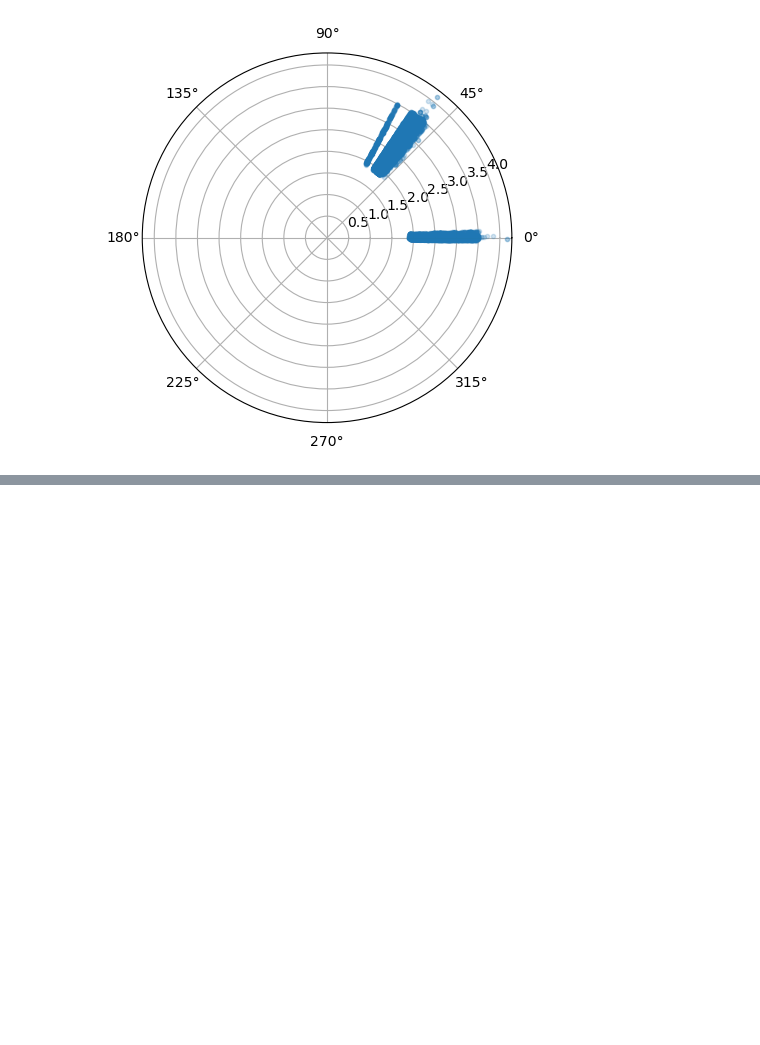
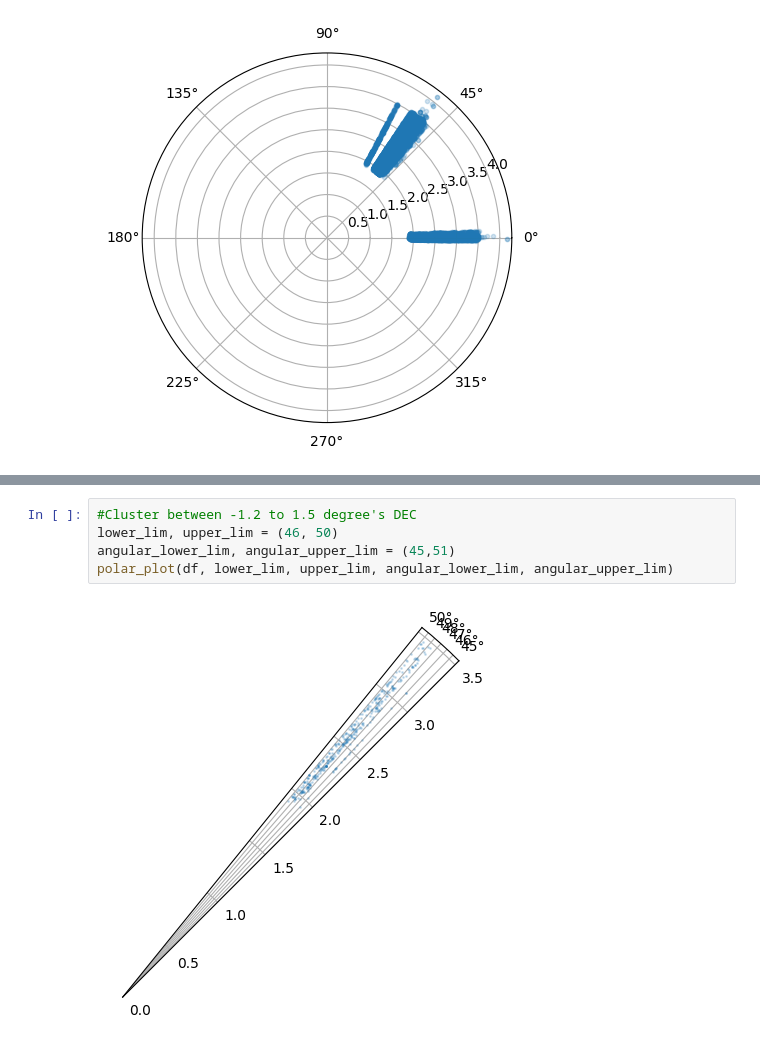
Before and after one commit to MuhammadArshad123/dark-energy-protocluster, a Jupyter notebook: analysis.ipynb, the cells around one changed output, grey strips where cells are left out. Cells and saved outputs as stored; diff of their text form; blank space fills up the shorter version.

```diff
--- a/analysis.ipynb
+++ b/analysis.ipynb
@@ -96,0 +73,7 @@ polar_plot(df, lower_lim, upper_lim, angular_lower_lim, angular_upper_lim)
+# %%
+#Cluster between -1.2 to 1.5 degree's DEC
+lower_lim, upper_lim = (46, 50)
+angular_lower_lim, angular_upper_lim = (45,51)
+polar_plot(df, lower_lim, upper_lim, angular_lower_lim, angular_upper_lim)
+# %% [output]
+[figure, added]
```
Also changed, not shown: parts of 4 cells of this notebook.
